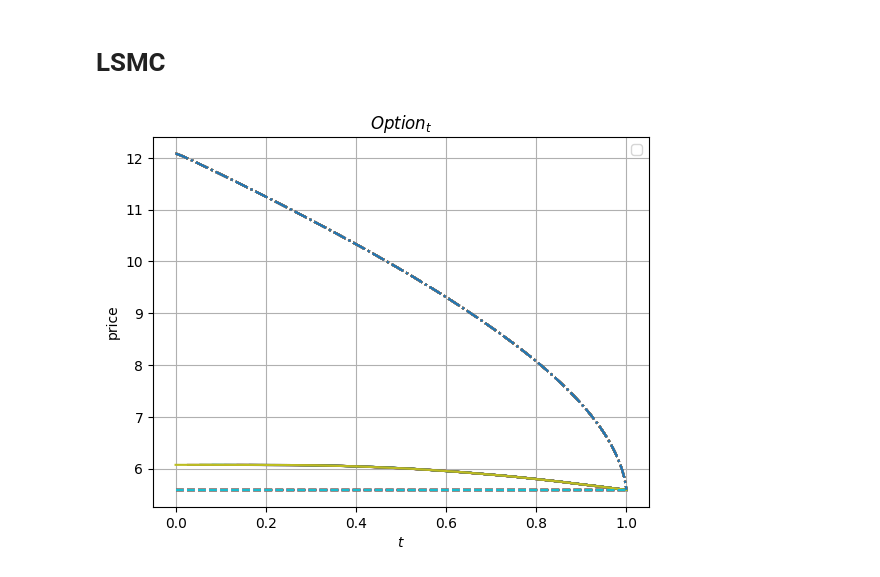
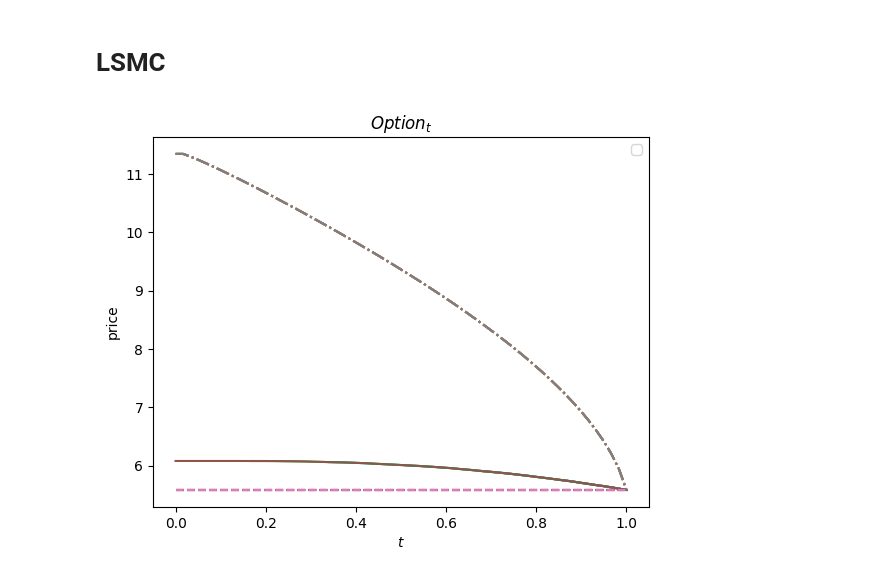
Before and after one commit to v0r0bi0v/AmericanOptionsPricingApproaches, a Jupyter notebook: notebooks/LSPI.ipynb, the cells around one changed output. Saved outputs shown, nothing was run; the diff lists cells and outputs as text; code cells hidden in the pictures.

```diff
--- a/notebooks/LSPI.ipynb
+++ b/notebooks/LSPI.ipynb
@@ -29,7 +29,7 @@ sampler = GeometricBrownianMotionPutSampler(**{
     "r": 0.05,
     "strike": 100.0,
     "t": 1.0,
-    "cnt_times": 365,
+    "cnt_times": 60,
     "seed": None,
-    "cnt_trajectories": 10_00_000
+    "cnt_trajectories": 1_000_000
 })
@@ -252,7 +251,8 @@ plt.show()
 # LSMC
 # %%
 from src.pricers.american_monte_carlo import AmericanMonteCarloPricer
-pricer = AmericanMonteCarloPricer(sampler, degree=2)
+pricer = AmericanMonteCarloPricer(sampler, degree=3)
 pricer.price();
+pricer.result
 # %% [output]
-[figure, old version]
+[figure, new version]
```
Also changed, not shown: parts of 13 cells of this notebook, 1 other file.
